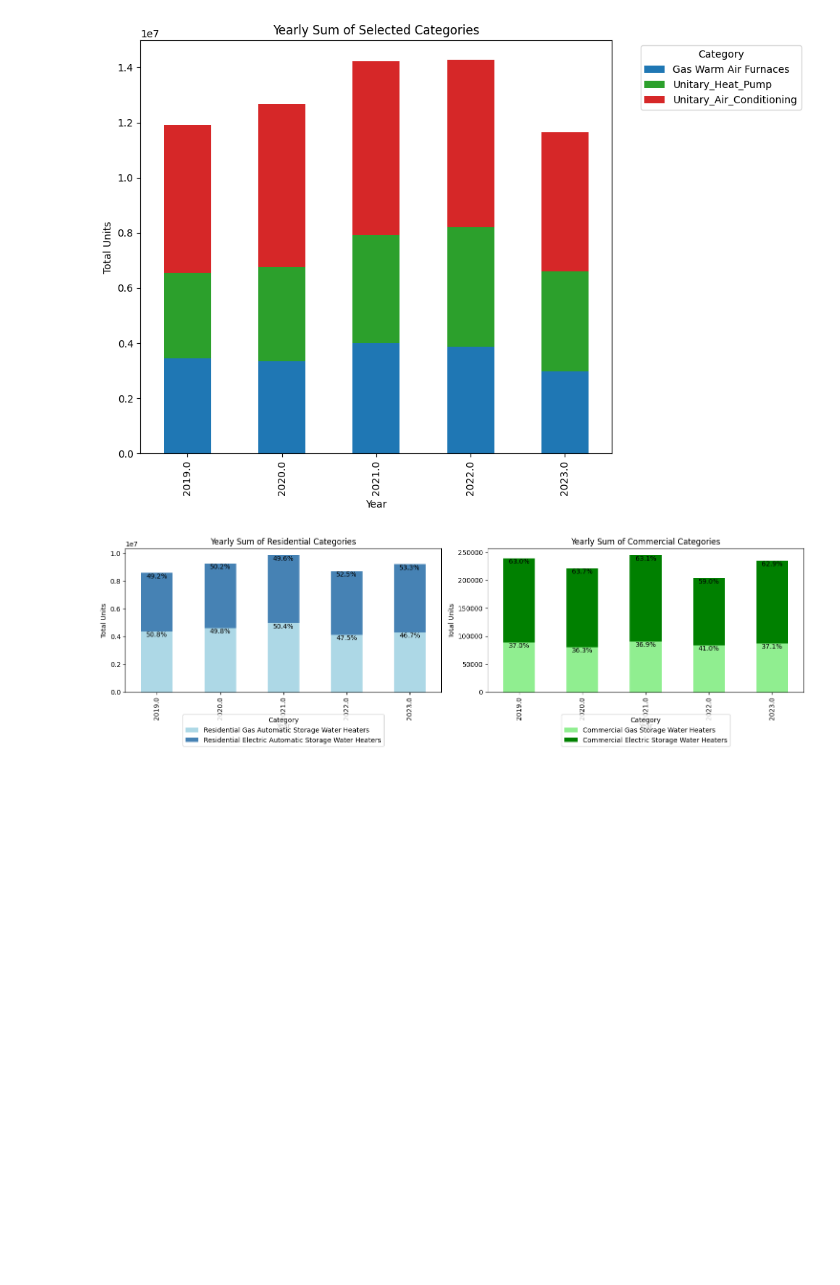
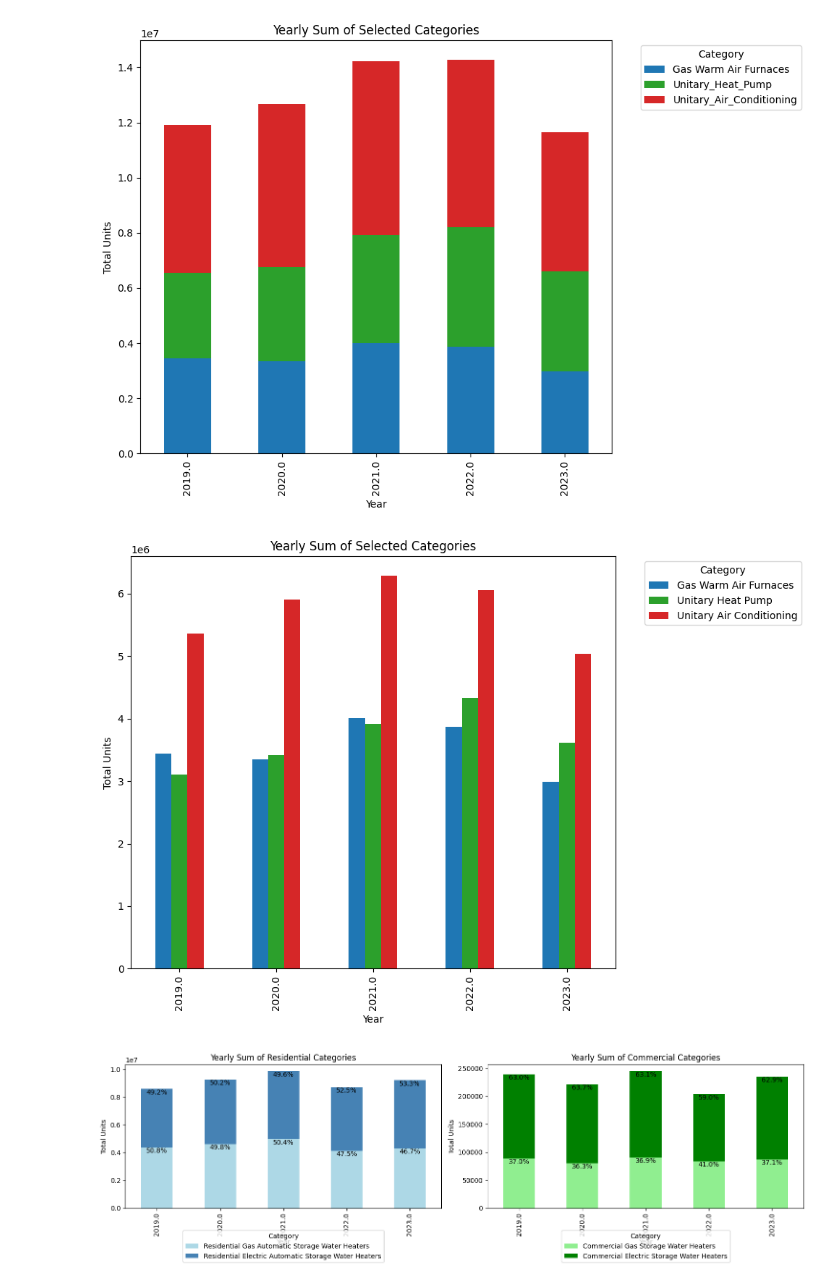
Before and after one commit to JadenFaste/AHRIData, a Jupyter notebook: AHRIAnalysis_V02.ipynb, the cells around one changed output. Drawn from its saved outputs; the diff is of its cells as text; code cells hidden in the pictures; blank space fills up the shorter version.

```diff
--- a/AHRIAnalysis_V02.ipynb
+++ b/AHRIAnalysis_V02.ipynb
@@ -270,6 +270,45 @@ plt.tight_layout()
 plt.show()
 # %% [output]
 [figure]
+# %%
+import pandas as pd
+import matplotlib.pyplot as plt
+
+filepath = 'https://raw.githubusercontent.com/JadenFaste/AHRIData/main/AHRI_no_YTD.csv'
+df = pd.read_csv(filepath)
+
+df['Date'] = pd.to_datetime(df['Date'])
+
+# Extract year from the 'Date' column
+df['Year'] = df['Date'].dt.year
+
+# Sum up the values for each year for the specified categories
+summed_data = df.groupby('Year')[['Gas Warm Air Furnaces', 'Unitary_Heat_Pump', 'Unitary_Air_Conditioning']].sum()
+
+# Define a color map for the categories
+color_map = {
+    'Gas Warm Air Furnaces': 'tab:blue',
+    'Unitary Heat Pump': 'tab:green',
+    'Unitary Air Conditioning': 'tab:red'
+}
+
+# Rename the columns to remove the underscores
+summed_data.columns = ['Gas Warm Air Furnaces', 'Unitary Heat Pump', 'Unitary Air Conditioning']
+
+# Plotting
+fig, ax = plt.subplots(figsize=(10, 7))
+
+# Combined Plot with specified colors
+summed_data.plot(kind='bar', stacked=False, color=[color_map.get(x) for x in summed_data.columns], ax=ax)
+ax.set_title('Yearly Sum of Selected Categories')
+ax.set_ylabel('Total Units')
+ax.set_xlabel('Year')
+ax.legend(title='Category', bbox_to_anchor=(1.05, 1), loc='upper left')
+
+plt.tight_layout()
+plt.show()
+# %% [output]
+[figure, added]
 # %%
 import pandas as pd
 import matplotlib.pyplot as plt
```
Also changed, not shown: parts of 1 cell of this notebook.
